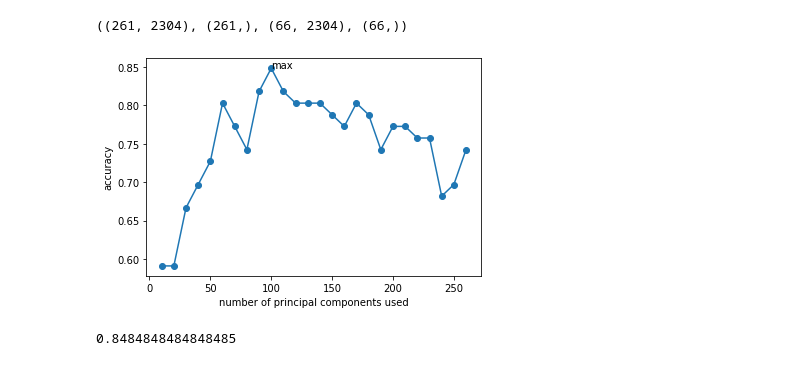
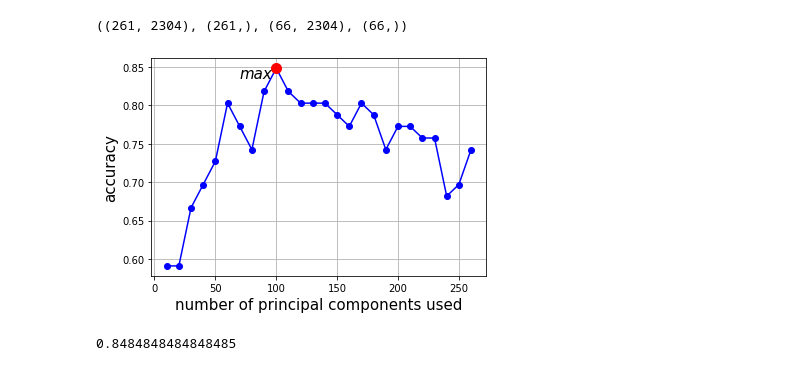
Before and after one commit to shivani-nandani/emotion-detection, a Jupyter notebook: BEST_pca_svm_model.ipynb, the cells around one changed output. Saved outputs shown, nothing was run; the diff lists cells and outputs as text; code cells hidden in the pictures.

```diff
--- a/BEST_pca_svm_model.ipynb
+++ b/BEST_pca_svm_model.ipynb
@@ -309,17 +320,18 @@ for n_components in tqdm(range(10,270,10)):
   score = accuracy_score(y_test, y_pred)
   scores.append(score)
 # %%
-import matplotlib.pyplot as plt
-
 x = np.array(range(10,270,10))
 y = np.array(scores)
-plt.plot(x,y,marker='o')
-plt.annotate("max", (x[np.argmax(y)], y.max()))
-plt.xlabel('number of principal components used')
-plt.ylabel('accuracy')
+plt.figure(figsize=[6,4])
+plt.plot(x, y, 'b-o')
+plt.plot(x[np.argmax(y)], y.max(), 'ro', markersize=10)
+plt.annotate("max", (x[np.argmax(y)-3], y.max()-0.013), fontsize=15, fontstyle='italic')
+plt.xlabel('number of principal components used', fontsize=15)
+plt.ylabel('accuracy', fontsize=15)
+plt.grid()
 plt.show()
 # %% [output]
-[figure, old version]
+[figure, new version]
 # %%
 max(scores)
 # %% [output]
```
Also changed, not shown: parts of 12 cells of this notebook.
